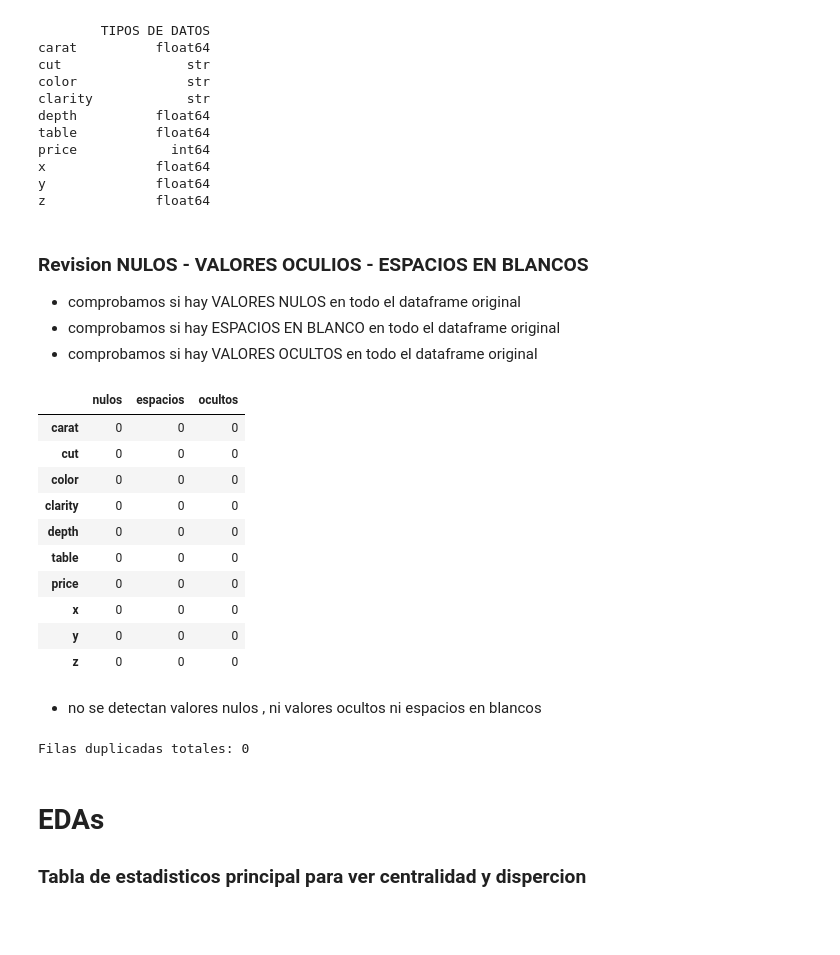
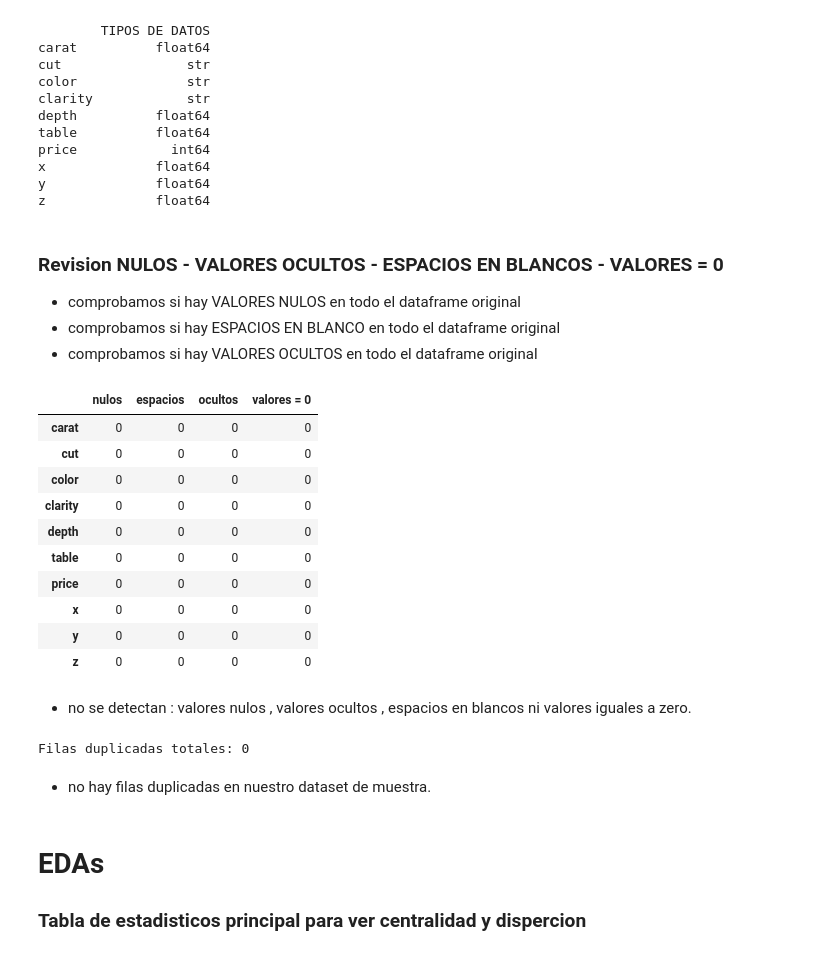
Before and after one commit to MarcoCasSir/LaboratorioDataScience, a Jupyter notebook: act4/diamonds_marco_casati.ipynb, the cells around one changed output. Cells and saved outputs as stored; diff of their text form; code cells hidden in the pictures; blank space fills up the shorter version.

```diff
--- a/act4/diamonds_marco_casati.ipynb
+++ b/act4/diamonds_marco_casati.ipynb
@@ -329,39 +239,43 @@ x              float64
 y              float64
 z              float64
 # %% [markdown]
-  ### Revision NULOS - VALORES OCULIOS -  ESPACIOS EN BLANCOS
+  ### Revision NULOS - VALORES OCULTOS -  ESPACIOS EN BLANCOS - VALORES = 0
   - comprobamos si hay VALORES NULOS  en todo el dataframe original
   - comprobamos si hay ESPACIOS EN BLANCO en todo el dataframe original
   - comprobamos si hay VALORES OCULTOS  en todo el dataframe original
 # %%
 df_nulos = pd.DataFrame({
     'nulos': df_reduced.isna().sum()                                                        # muestra la suma de los nulos o faltantes contenidos en las columnas
 })
 df_espacios = pd.DataFrame({
     "espacios": df_reduced.apply(lambda col: col.astype(str).str.strip().eq("").sum())      # muestra la suma de celdas con espacios vacios
 })
 
-valores_ocultos = ["", " ", "NA", "N/A", "na", "null", "None", "?", "."]
+valores_ocultos = ["", " ", "NA", "N/A", "na", "null", "None", "?", ".", "0"]
 
 df_ocultos = pd.DataFrame({
     'ocultos': df_reduced.apply(lambda col: col.astype(str).isin(valores_ocultos).sum()) })  #  trasforma todas las columnas en string para poder comparar con valores_ocultos
 
-df_Nan= pd.concat([df_nulos, df_espacios, df_ocultos], axis=1)
+df_zeros= pd.DataFrame({
+    "valores  = 0 ":df_reduced.apply( lambda col: (col == 0).sum())                           # suma todos los valores iguales a zeros de todas las columnas
+})
+
+df_Nan= pd.concat([df_nulos, df_espacios, df_ocultos, df_zeros], axis=1)
 df_Nan
 # %% [output]
-|  | nulos | espacios | ocultos |
-| carat | 0 | 0 | 0 |
-| cut | 0 | 0 | 0 |
-| color | 0 | 0 | 0 |
-| clarity | 0 | 0 | 0 |
-| depth | 0 | 0 | 0 |
-| table | 0 | 0 | 0 |
-| price | 0 | 0 | 0 |
-| x | 0 | 0 | 0 |
-| y | 0 | 0 | 0 |
-| z | 0 | 0 | 0 |
+|  | nulos | espacios | ocultos | valores = 0 |
+| carat | 0 | 0 | 0 | 0 |
+| cut | 0 | 0 | 0 | 0 |
+| color | 0 | 0 | 0 | 0 |
+| clarity | 0 | 0 | 0 | 0 |
+| depth | 0 | 0 | 0 | 0 |
+| table | 0 | 0 | 0 | 0 |
+| price | 0 | 0 | 0 | 0 |
+| x | 0 | 0 | 0 | 0 |
+| y | 0 | 0 | 0 | 0 |
+| z | 0 | 0 | 0 | 0 |
 # %% [markdown]
-- no se detectan valores nulos , ni valores ocultos ni espacios en blancos
+- no se detectan : valores nulos ,  valores ocultos ,  espacios en blancos ni valores iguales a zero.
 # %%
 # duplicados por columna (valores repetidos dentro de cada columna)
 df_duplicados_col = pd.DataFrame({'duplicados': df.apply(lambda col: col.duplicated().sum())})
@@ -372,6 +286,8 @@ filas_duplicadas = int(df.duplicated().sum())
 print(f"\nFilas duplicadas totales: {filas_duplicadas}")
 # %% [output]
 Filas duplicadas totales: 0
+# %% [markdown]
+- no hay filas duplicadas en nuestro dataset de muestra.
 # %% [markdown]
 # EDAs
 
```
Also changed, not shown: parts of 31 cells of this notebook.
